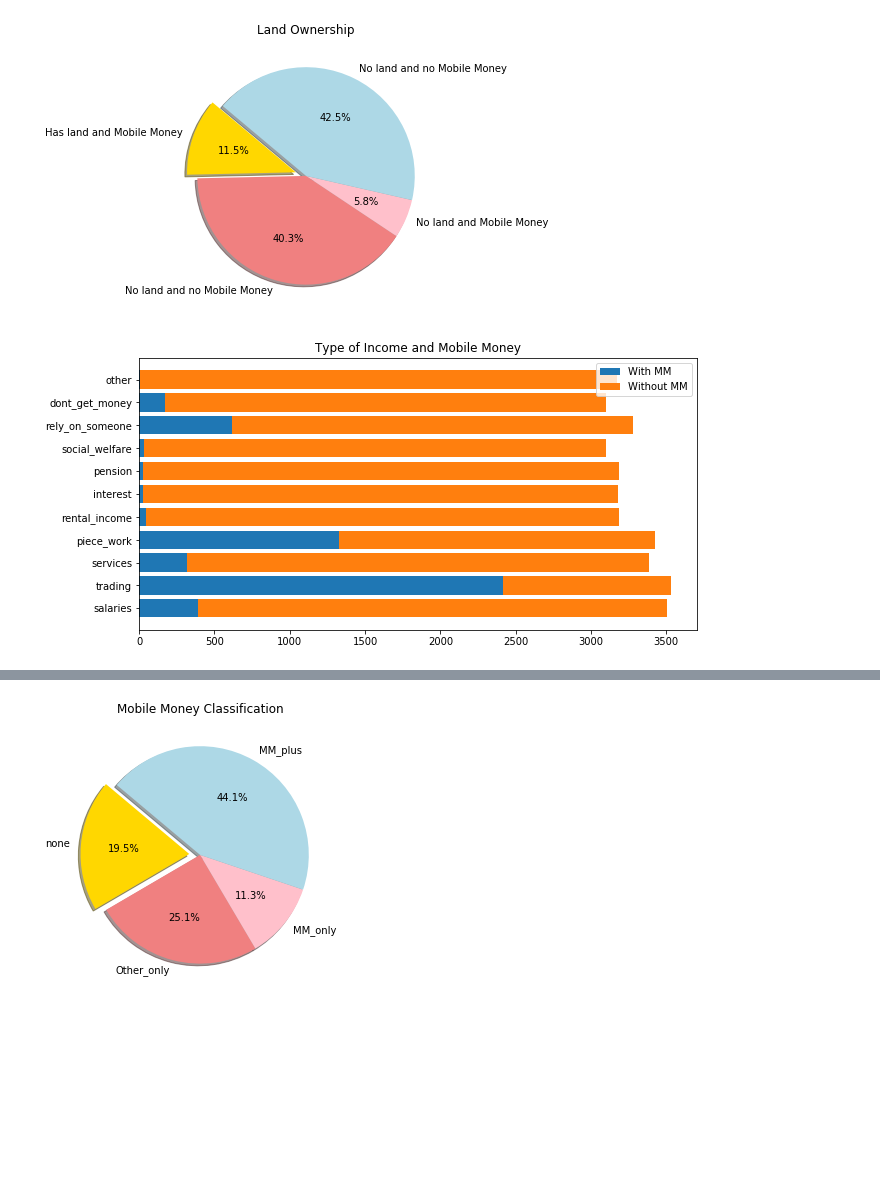
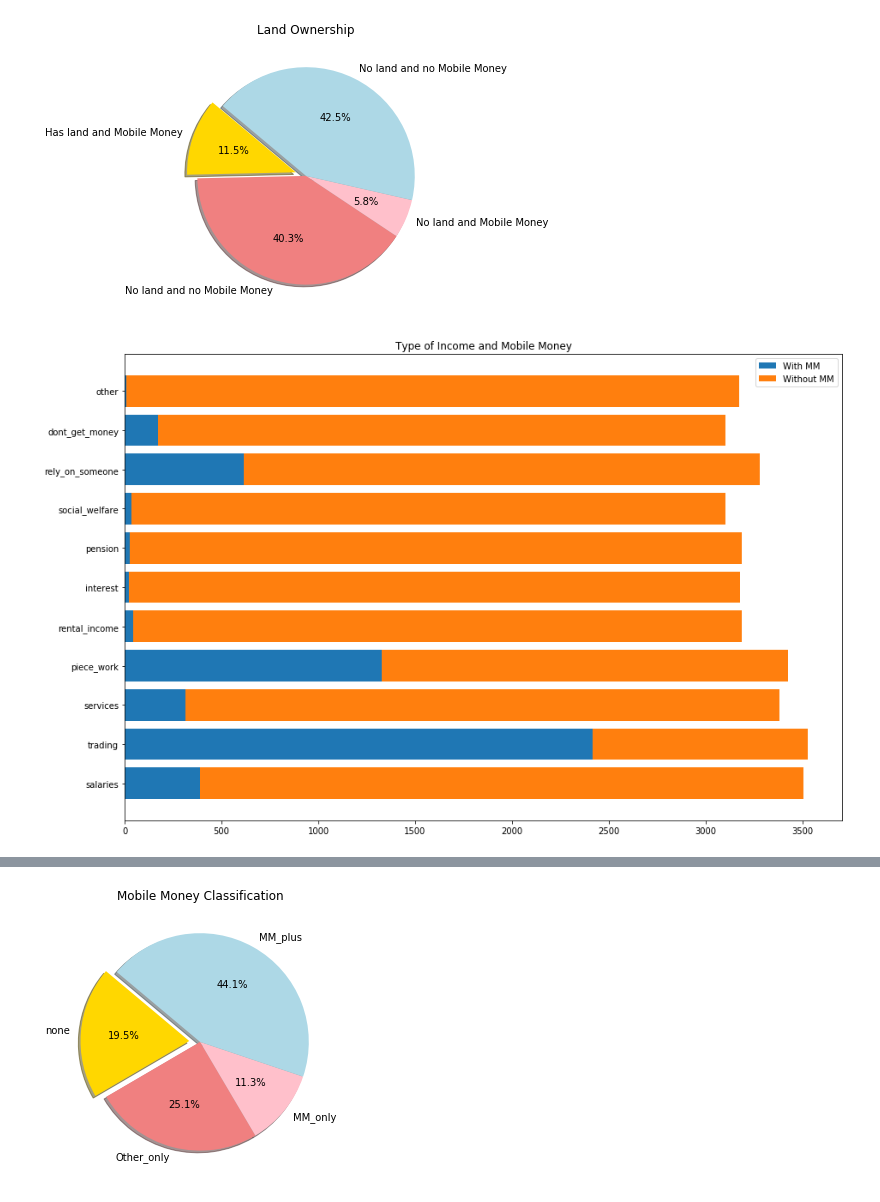
Before and after one commit to boitshepo97/tanzania-mobile-money, a Jupyter notebook: Financial Services Use In Tanzania.ipynb, the cells around one changed output, grey strips where cells are left out. Cells and saved outputs as stored; diff of their text form; code cells hidden in the pictures; blank space fills up the shorter version.

```diff
--- a/Financial Services Use In Tanzania.ipynb
+++ b/Financial Services Use In Tanzania.ipynb
@@ -272,16 +278,16 @@ No_MM = [no_salaries, no_trading, no_services, no_piece_work, no_rental_income,
          no_social_welfare, dont_rely_on_someone, get_money, no_other]
 # %%
 # Type of income
-plt.figure(figsize=(10,5))
+plt.figure(figsize=(15,10))
 plt.barh(np.arange(11), MM, label='With MM')
 plt.barh(np.arange(11), No_MM, left= MM, label='Without MM')
 plt.yticks(np.arange(11), ['salaries', 'trading', 'services', 'piece_work', 'rental_income', 'interest', 'pension',
       'social_welfare', 'rely_on_someone', 'dont_get_money', 'other'])
 plt.legend(loc='upper right')
 plt.title('Type of Income and Mobile Money')
 plt.show()
 # %% [output]
-[figure, old version]
+[figure, new version]
 # %%
 # Access to mobile money
 with_phone = mob_mon[mob_mon.Q7 == 1]
```
Also changed, not shown: parts of 8 cells of this notebook.
